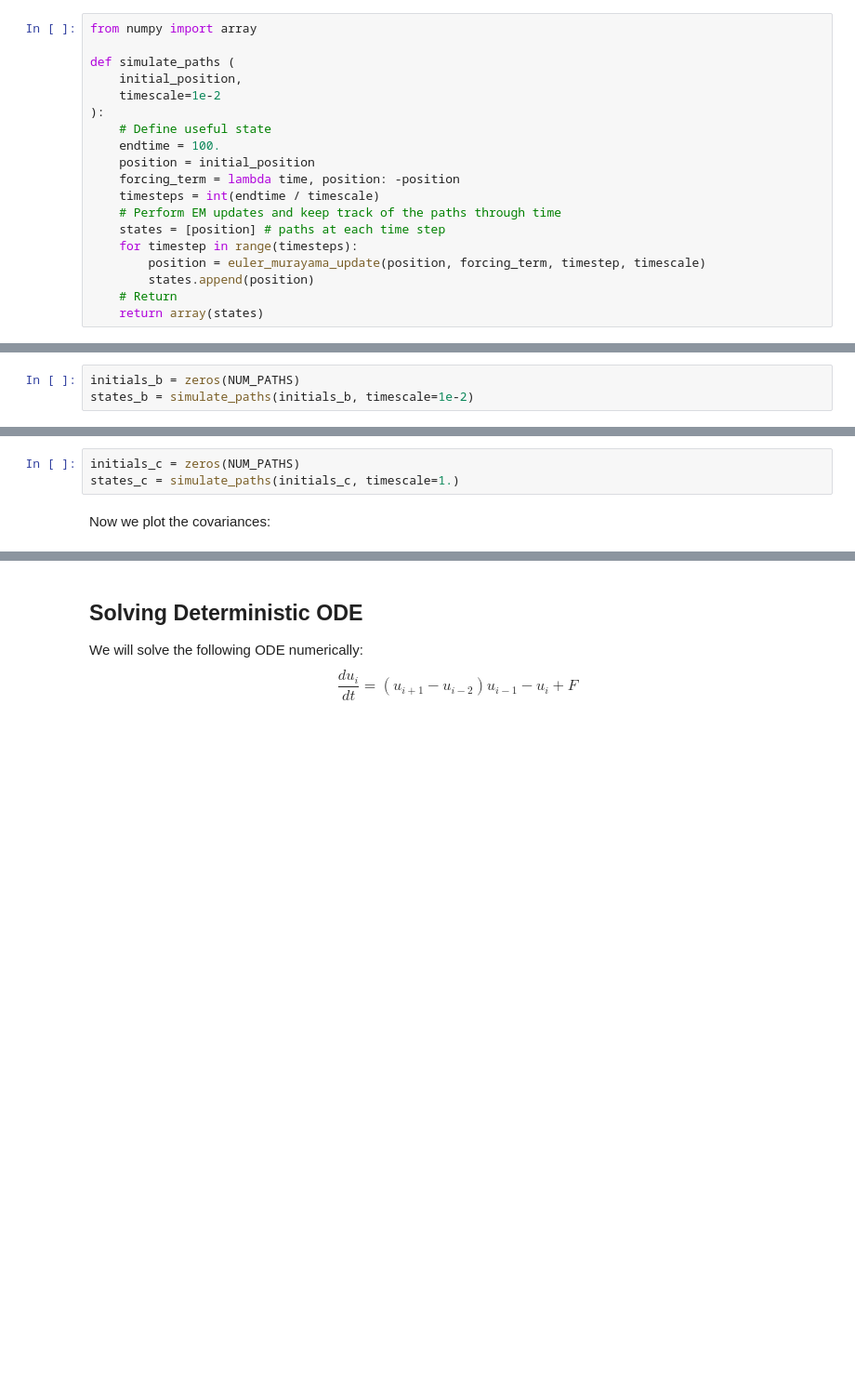
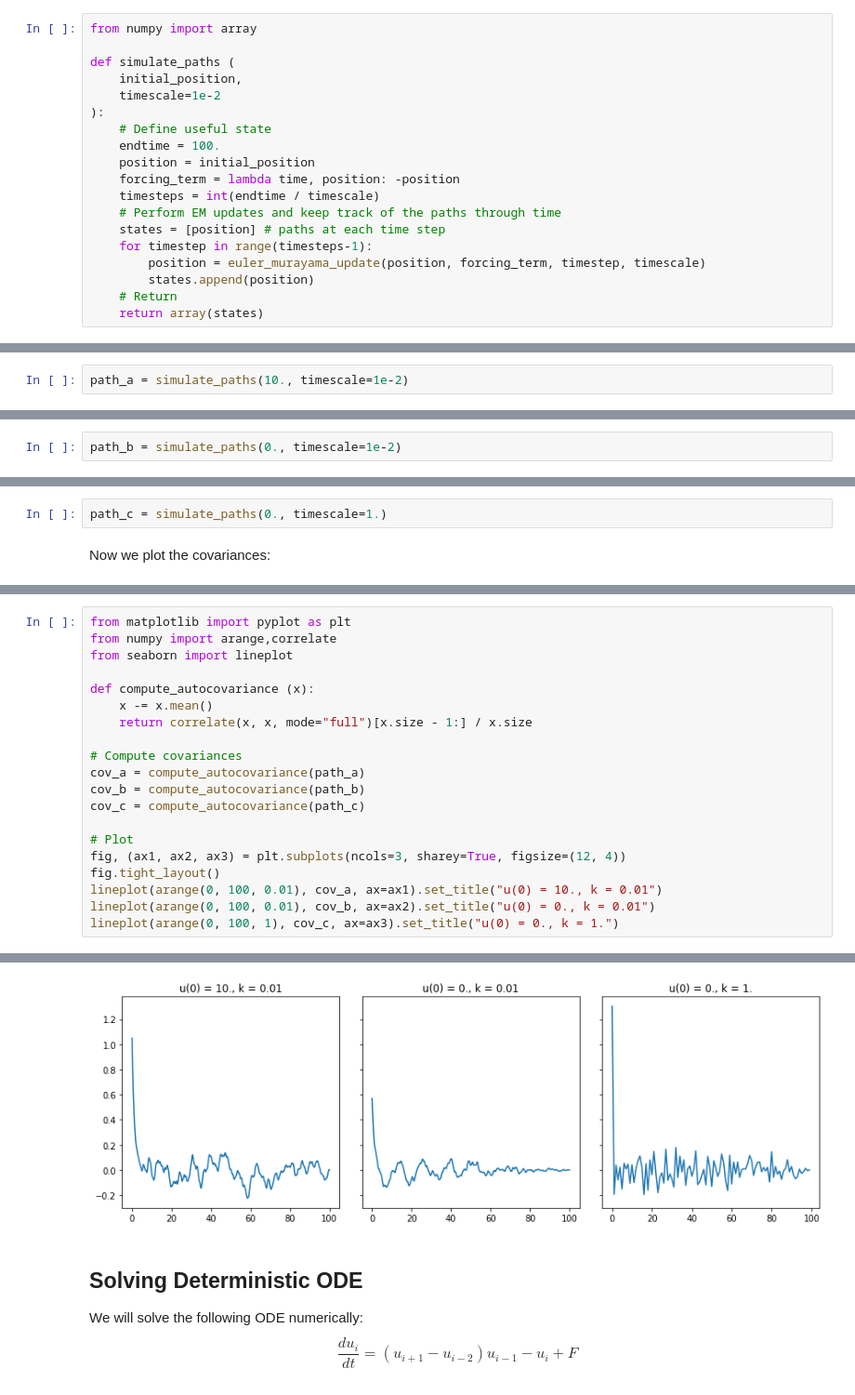
Before and after one commit to olokobayusuf/uncertainty-quant, a Jupyter notebook: time_series.ipynb, the cells around one changed output, grey strips where cells are left out. Shown at 93% size. Cells and saved outputs as stored; diff of their text form; blank space fills up the shorter version.

```diff
--- a/time_series.ipynb
+++ b/time_series.ipynb
@@ -44,7 +44,7 @@ def simulate_paths (
     timesteps = int(endtime / timescale)
     # Perform EM updates and keep track of the paths through time
     states = [position] # paths at each time step
-    for timestep in range(timesteps):
+    for timestep in range(timesteps-1):
         position = euler_murayama_update(position, forcing_term, timestep, timescale)
         states.append(position)
     # Return
@@ -70,12 +65,12 @@ states_a = simulate_paths(initials_a, timescale=1e-2)
+# %%
+path_a = simulate_paths(10., timescale=1e-2)
 # %% [markdown]
 2. When $u(0) = 0$ with $k = 0.01$:
 # %%
-initials_b = zeros(NUM_PATHS)
-states_b = simulate_paths(initials_b, timescale=1e-2)
+path_b = simulate_paths(0., timescale=1e-2)
 # %% [markdown]
 3. When $u(0) = 0$ with $k=1$:
 # %%
-initials_c = zeros(NUM_PATHS)
-states_c = simulate_paths(initials_c, timescale=1.)
+path_c = simulate_paths(0., timescale=1.)
 # %% [markdown]
 Now we plot the covariances:
@@ -99,0 +77,21 @@ heatmap(cov_c, vmin=-1, vmax=1, center=0, cmap=diverging_palette(20, 220, n=20),
+# %%
+from matplotlib import pyplot as plt
+from numpy import arange,correlate
+from seaborn import lineplot
+
+def compute_autocovariance (x):
+    x -= x.mean()
+    return correlate(x, x, mode="full")[x.size - 1:] / x.size
+
+# Compute covariances
+cov_a = compute_autocovariance(path_a)
+cov_b = compute_autocovariance(path_b)
+cov_c = compute_autocovariance(path_c)
+
+# Plot
+fig, (ax1, ax2, ax3) = plt.subplots(ncols=3, sharey=True, figsize=(12, 4))
+fig.tight_layout()
+lineplot(arange(0, 100, 0.01), cov_a, ax=ax1).set_title("u(0) = 10., k = 0.01")
+lineplot(arange(0, 100, 0.01), cov_b, ax=ax2).set_title("u(0) = 0., k = 0.01")
+lineplot(arange(0, 100, 1), cov_c, ax=ax3).set_title("u(0) = 0., k = 1.")
+# %% [output]
@@ -100,3 +99,4 @@ heatmap(cov_c, vmin=-1, vmax=1, center=0, cmap=diverging_palette(20, 220, n=20),
+[figure, added]
 # %% [markdown]
 ## Solving Deterministic ODE
 We will solve the following ODE numerically:
```
Also changed, not shown: parts of 16 cells of this notebook, 1 other file.
